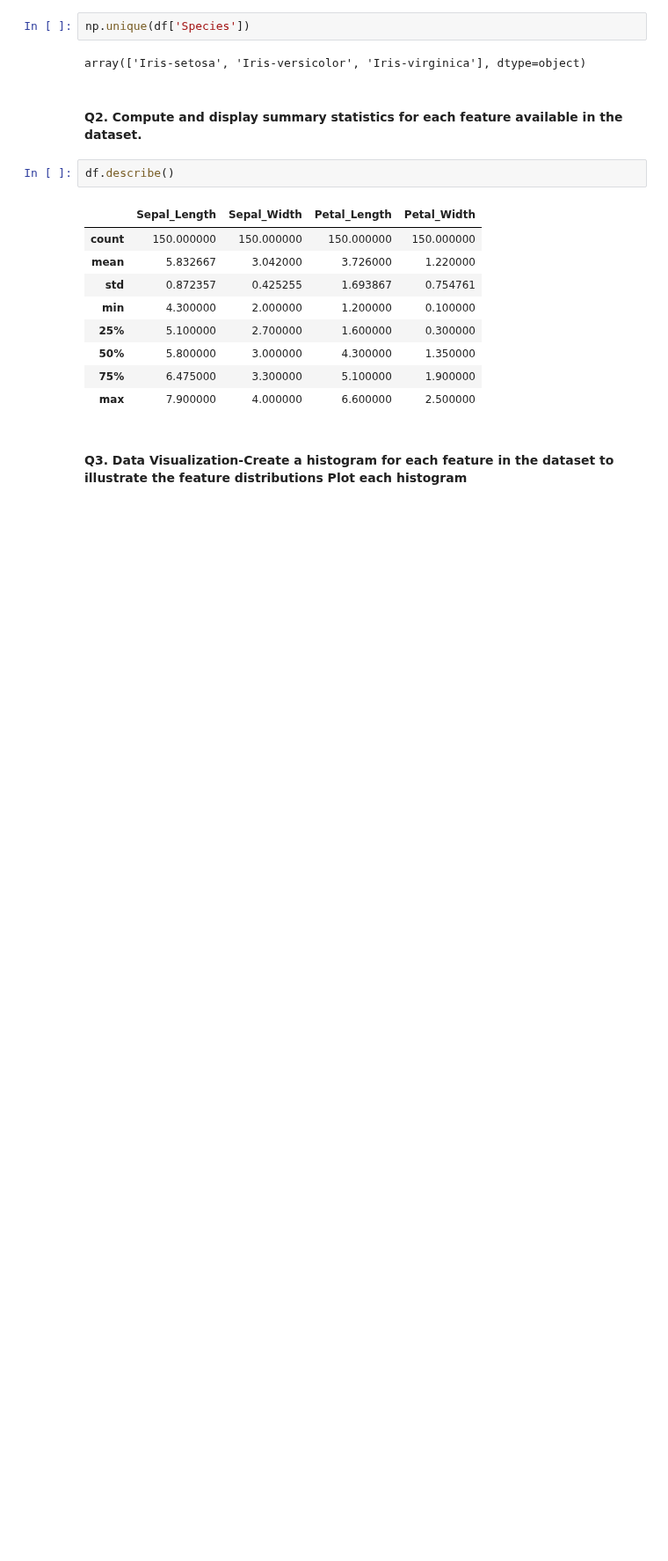
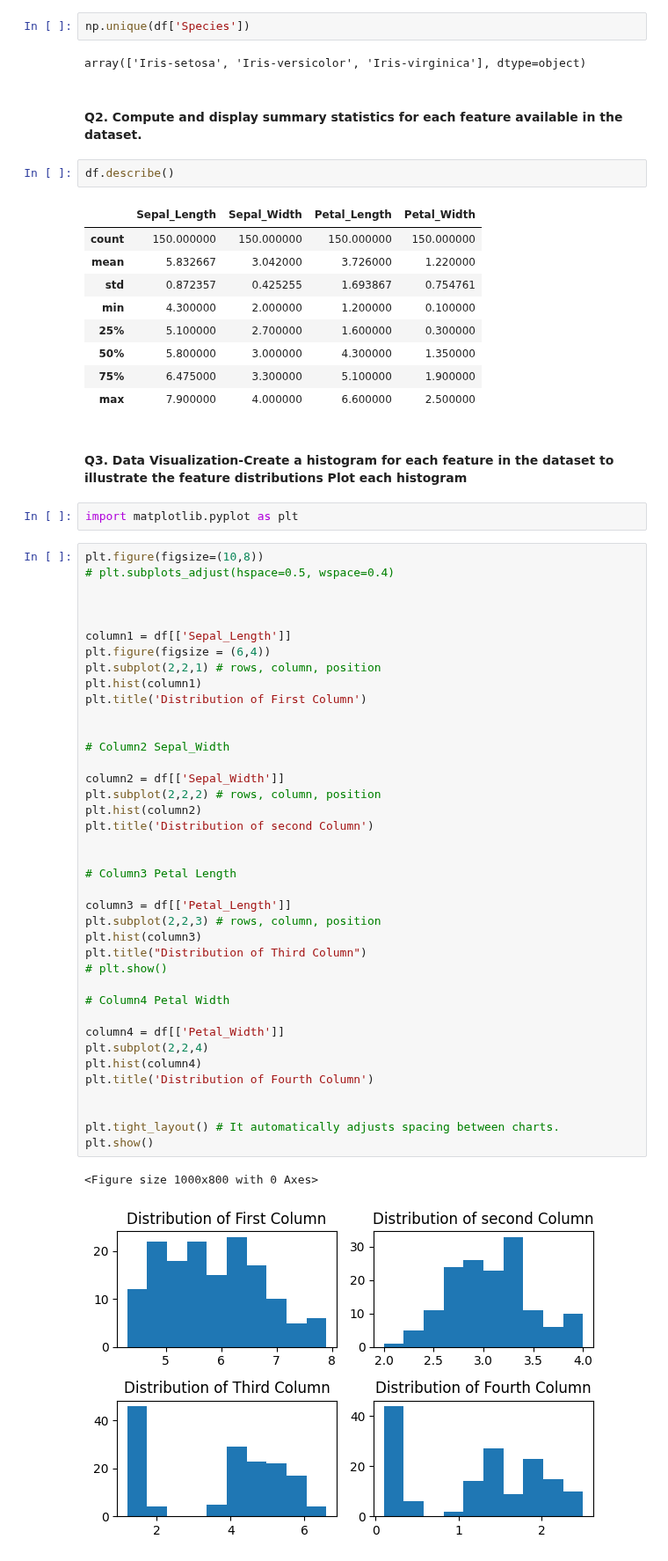
Before and after one commit to balkrushnanaik/Python-Libraries, a Jupyter notebook: Notebook/38_Balkrushna_Naik.ipynb, the cells around one changed output. Shown at 88% size. Saved outputs shown, nothing was run; the diff lists cells and outputs as text; blank space fills up the shorter version.

Commit message:
Learning Matplotlib and Working on Iris data

```diff
--- a/Notebook/38_Balkrushna_Naik.ipynb
+++ b/Notebook/38_Balkrushna_Naik.ipynb
@@ -58,3 +58,47 @@ df.describe()
 | max | 7.900000 | 4.000000 | 6.600000 | 2.500000 |
 # %% [markdown]
 #### Q3. Data Visualization-Create a histogram for each feature in the dataset to illustrate the feature distributions Plot each histogram
+# %%
+import matplotlib.pyplot as plt
+# %%
+plt.figure(figsize=(10,8))
+# plt.subplots_adjust(hspace=0.5, wspace=0.4)
+
+
+
+column1 = df[['Sepal_Length']]
+plt.figure(figsize = (6,4))
+plt.subplot(2,2,1) # rows, column, position
+plt.hist(column1)
+plt.title('Distribution of First Column')
+
+
+# Column2 Sepal_Width
+
+column2 = df[['Sepal_Width']]
+plt.subplot(2,2,2) # rows, column, position
+plt.hist(column2)
+plt.title('Distribution of second Column')
+
+
+# Column3 Petal Length
+
+column3 = df[['Petal_Length']]
+plt.subplot(2,2,3) # rows, column, position
+plt.hist(column3)
+plt.title("Distribution of Third Column")
+# plt.show()
+
+# Column4 Petal Width
+
+column4 = df[['Petal_Width']]
+plt.subplot(2,2,4)
+plt.hist(column4)
+plt.title('Distribution of Fourth Column')
+
+
+plt.tight_layout() # It automatically adjusts spacing between charts.
+plt.show()
+# %% [output]
+<Figure size 1000x800 with 0 Axes>
+[figure, added]
```
Also changed, not shown: parts of 1 cell of this notebook, 1 other file.
